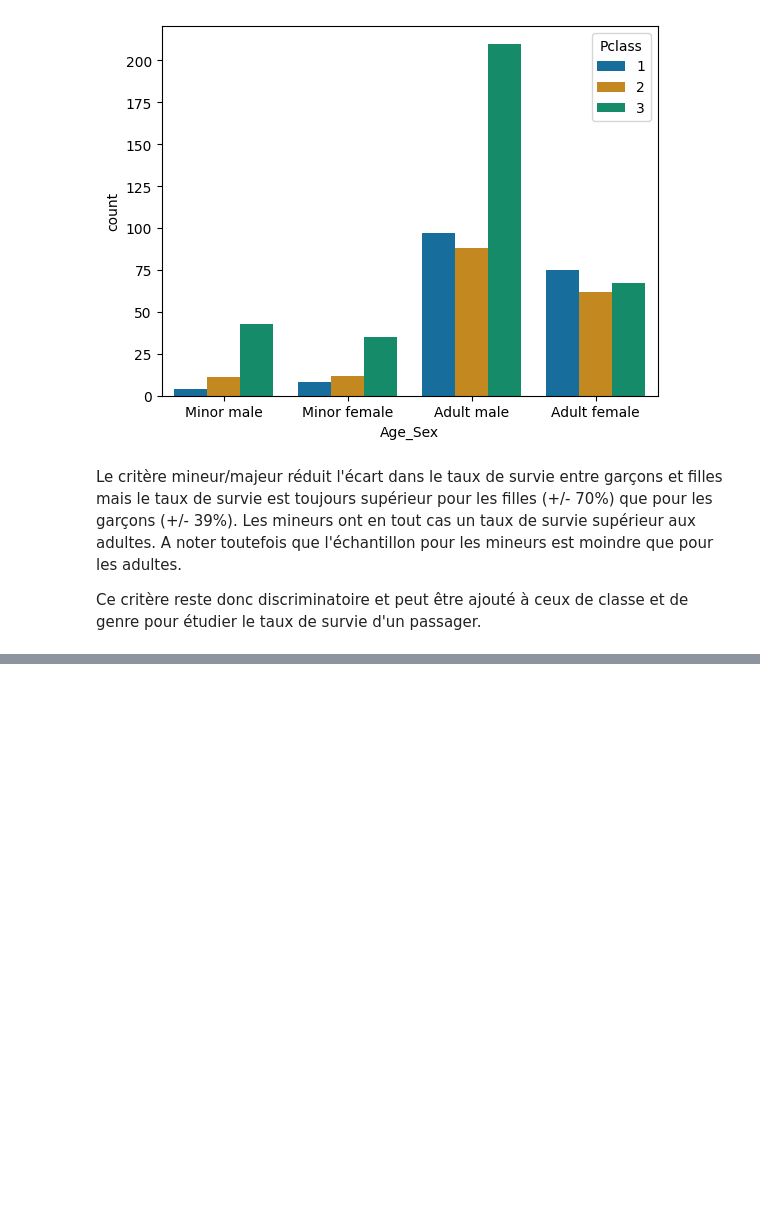
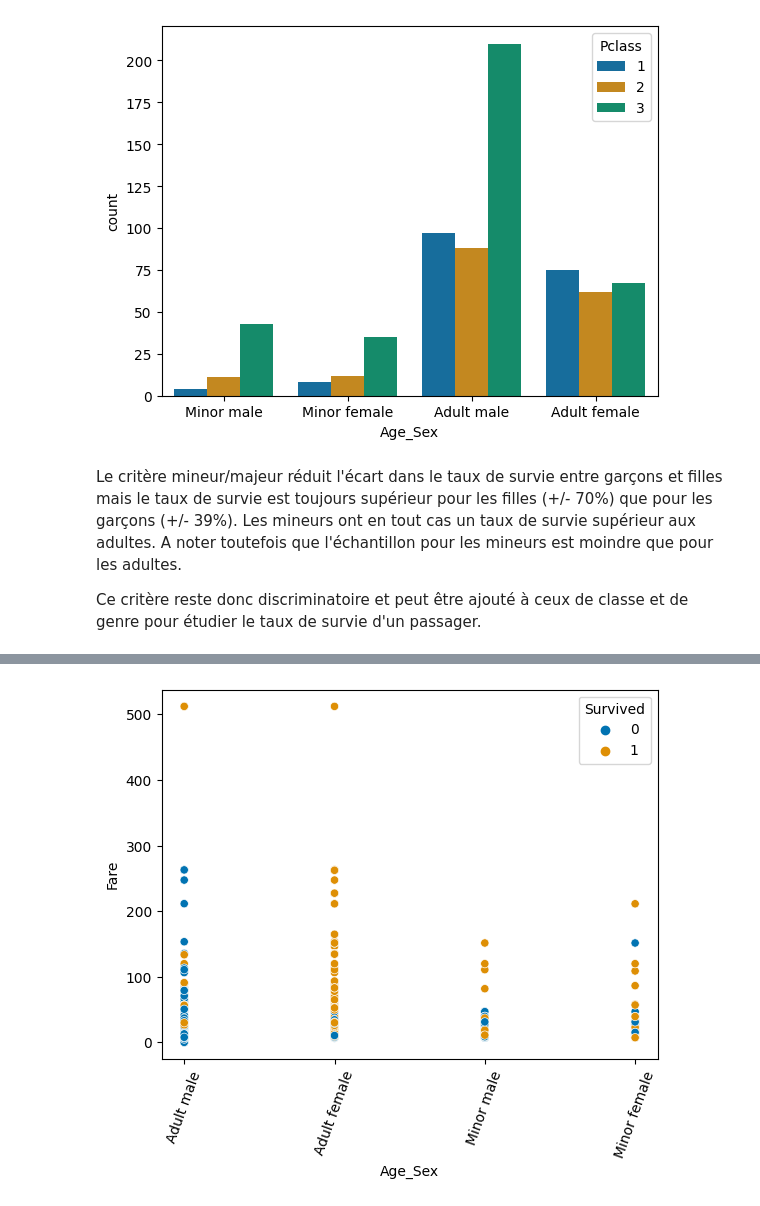
Before and after one commit to vin-br/titanic, a Jupyter notebook: titanic.ipynb, the cells around one changed output, grey strips where cells are left out. Saved outputs shown, nothing was run; the diff lists cells and outputs as text; code cells hidden in the pictures; blank space fills up the shorter version.

```diff
--- a/titanic.ipynb
+++ b/titanic.ipynb
@@ -541,0 +574,6 @@ datanic.pivot_table(index=["Pclass", "Age_label", "Sex"], values = ["Fare", "Sur
+# %%
+sns.scatterplot(data=datanic, x="Age_Sex", y="Fare", hue="Survived", palette="colorblind")
+plt.xticks(rotation=70)
+plt.show()
+# %% [output]
+[figure, added]
```
Also changed, not shown: parts of 16 cells of this notebook.
